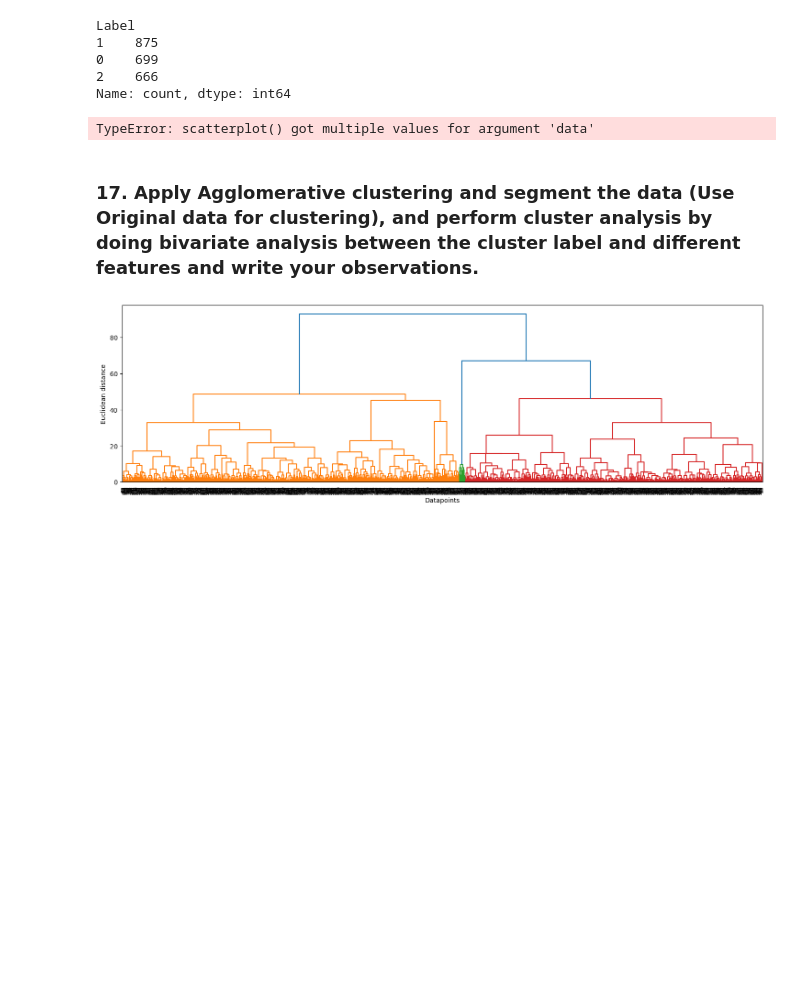
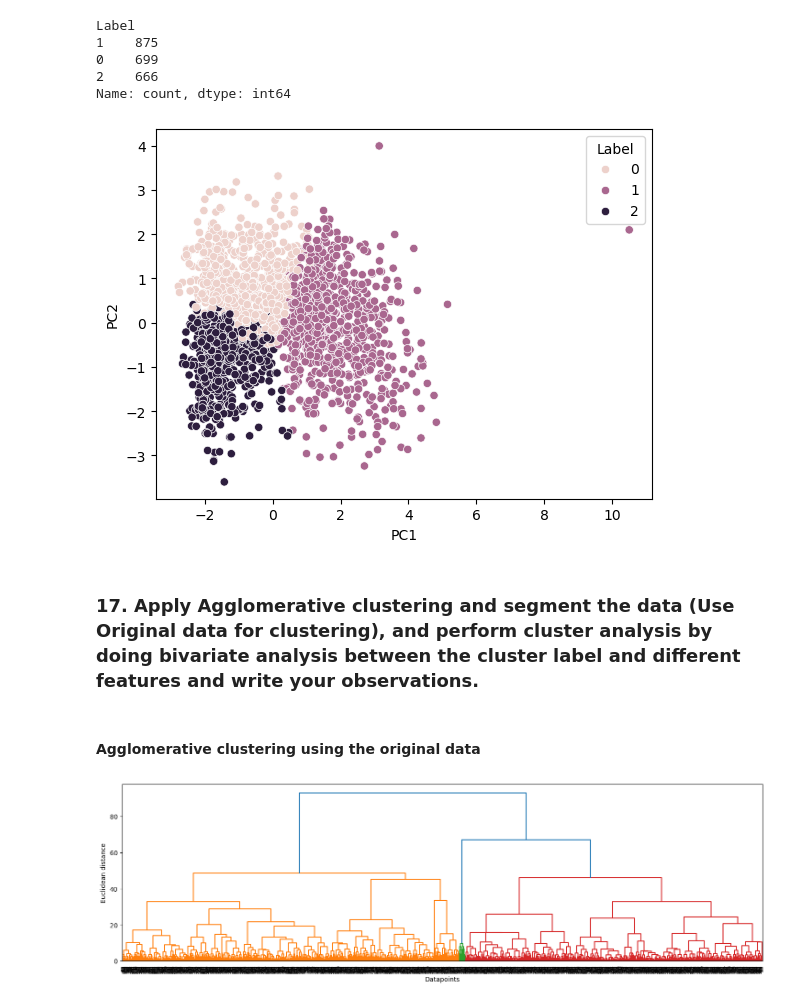
Before and after one commit to Git-User-GIT/Shiksha_Lab4_PythonforDS, a Jupyter notebook: Unsupervised Learning - Lab session4.ipynb, the cells around one changed output. Saved outputs shown, nothing was run; the diff lists cells and outputs as text; code cells hidden in the pictures; blank space fills up the shorter version.

```diff
--- a/Unsupervised Learning - Lab session4.ipynb
+++ b/Unsupervised Learning - Lab session4.ipynb
@@ -160,7 +163,0 @@ len(df[df.duplicated()])
-# %%
-
-# Filling the missing value in the income my mean
-df['Income'] = df['Income'].fillna(df['Income'].mean())
-
-## Lets recheck the missing values
-df.isnull().sum()
@@ -403,13 +423,15 @@ Label
 2    666
 Name: count, dtype: int64
 # %%
-##visualizing the clusters formed
-sns.scatterplot(kmeans_df['PC1'],kmeans_df['PC2'],hue='Label',data=kmeans_df)
+## visualizing the clusters formed
+sns.scatterplot(x=kmeans_df['PC1'],y=kmeans_df['PC2'],hue='Label',data=kmeans_df)
 plt.show()
 # %% [output]
-TypeError: scatterplot() got multiple values for argument 'data'
+[figure, added]
 # %% [markdown]
 ### 17. Apply Agglomerative clustering and segment the data (Use Original data for clustering), and perform cluster analysis by doing bivariate analysis between the cluster label and different features and write your observations.
+# %% [markdown]
+#### Agglomerative clustering using the original data
 # %%
 plt.figure(figsize=[18,5])
 merg = linkage(scaled_features, method='ward')
```
Also changed, not shown: parts of 38 cells of this notebook.
